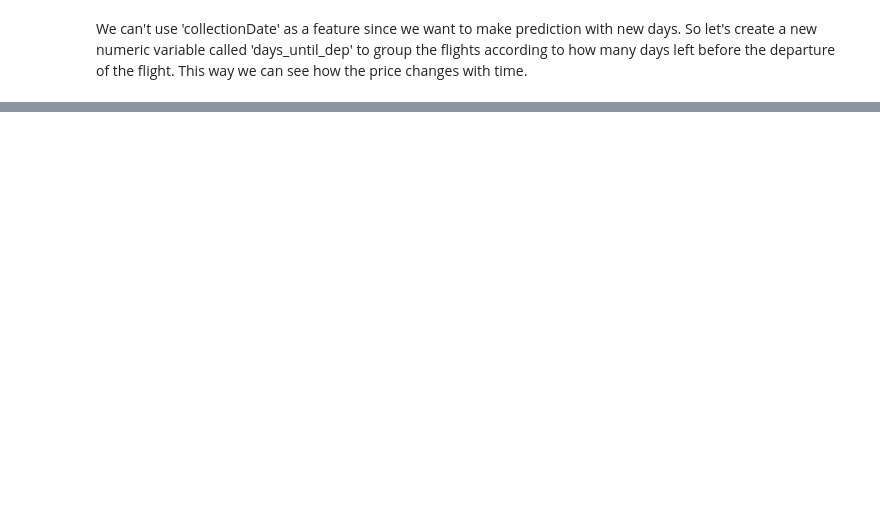
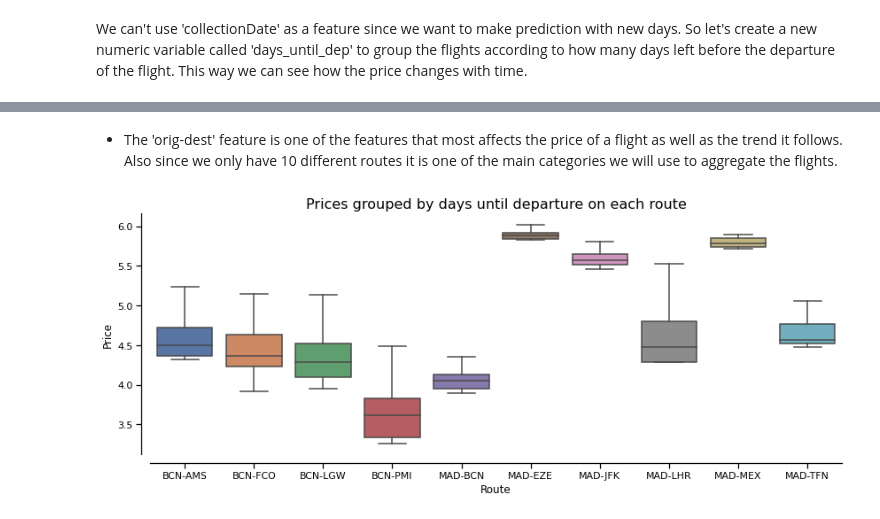
Before and after one commit to adriancervero/flight-prices-prediction, a Jupyter notebook: notebooks/02-exploratory_data_analysis.ipynb, the cells around one changed output, grey strips where cells are left out. Saved outputs shown, nothing was run; the diff lists cells and outputs as text; code cells hidden in the pictures; blank space fills up the shorter version.

```diff
--- a/notebooks/02-exploratory_data_analysis.ipynb
+++ b/notebooks/02-exploratory_data_analysis.ipynb
@@ -555,0 +527,11 @@ Name: log_price, dtype: float64
+# %% [markdown]
+* The 'orig-dest' feature is one of the features that most affects the price of a flight as well as the trend it follows. Also since we only have 10 different routes it is one of the main categories we will use to aggregate the flights.
+# %%
+plt.figure(figsize=(14,5));
+sns.boxplot(x='orig-dest', y='log_price', data=grouped, showfliers=False);
+sns.despine(offset=10);
+plt.ylabel('Price')
+plt.xlabel('Route');
+plt.title('Prices grouped by days until departure on each route', fontsize=16);
+# %% [output]
+[figure, added]
```
Also changed, not shown: parts of 119 cells of this notebook, 3 other files.
